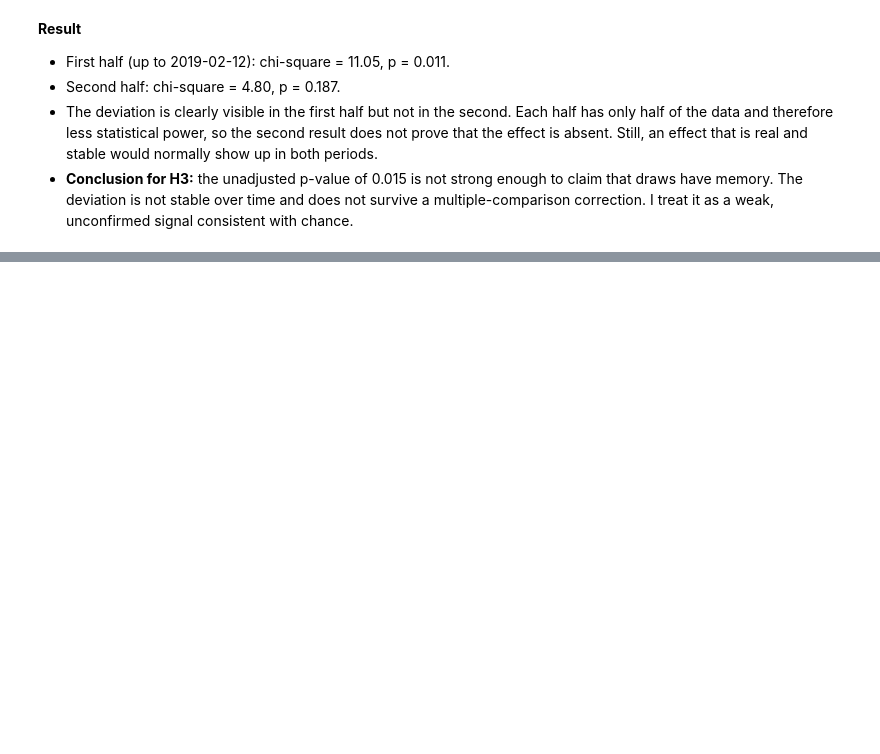
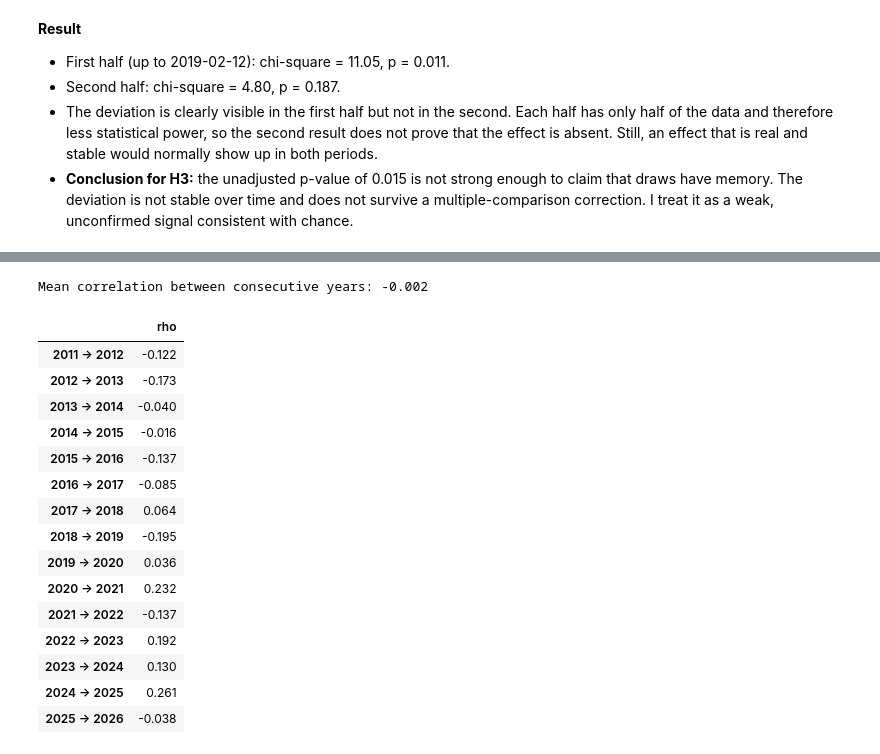
Before and after one commit to timbercodes/lottery-data-analysis, a Jupyter notebook: notebooks/03_hypothesis_tests.ipynb, the cells around one changed output, grey strips where cells are left out. Cells and saved outputs as stored; diff of their text form; code cells hidden in the pictures; blank space fills up the shorter version.

```diff
--- a/notebooks/03_hypothesis_tests.ipynb
+++ b/notebooks/03_hypothesis_tests.ipynb
@@ -265,0 +273,36 @@ Second half: pairs = 872, chi-square = 4.80, p-value = 0.187
+# %%
+df["year"] = df["date"].dt.year
+years = sorted(df["year"].unique())
+
+# rows = numbers 1-37, columns = years
+yearly_counts = pd.DataFrame({
+    year: df.loc[df["year"] == year, num_cols].stack().value_counts().reindex(range(1, 38), fill_value=0)
+    for year in years
+})
+
+# Spearman correlation between each year and the next one
+year_pairs = list(zip(years[:-1], years[1:]))
+rhos = [stats.spearmanr(yearly_counts[a], yearly_counts[b])[0] for a, b in year_pairs]
+
+rho_table = pd.DataFrame({"rho": np.round(rhos, 3)}, index=[f"{a} → {b}" for a, b in year_pairs])
+
+print(f"Mean correlation between consecutive years: {np.mean(rhos):.3f}")
+rho_table
+# %% [output]
+Mean correlation between consecutive years: -0.002
+|  | rho |
+| 2011 → 2012 | -0.122 |
+| 2012 → 2013 | -0.173 |
+| 2013 → 2014 | -0.040 |
+| 2014 → 2015 | -0.016 |
+| 2015 → 2016 | -0.137 |
+| 2016 → 2017 | -0.085 |
+| 2017 → 2018 | 0.064 |
+| 2018 → 2019 | -0.195 |
+| 2019 → 2020 | 0.036 |
+| 2020 → 2021 | 0.232 |
+| 2021 → 2022 | -0.137 |
+| 2022 → 2023 | 0.192 |
+| 2023 → 2024 | 0.130 |
+| 2024 → 2025 | 0.261 |
+| 2025 → 2026 | -0.038 |
```
Also changed, not shown: parts of 4 cells of this notebook.
